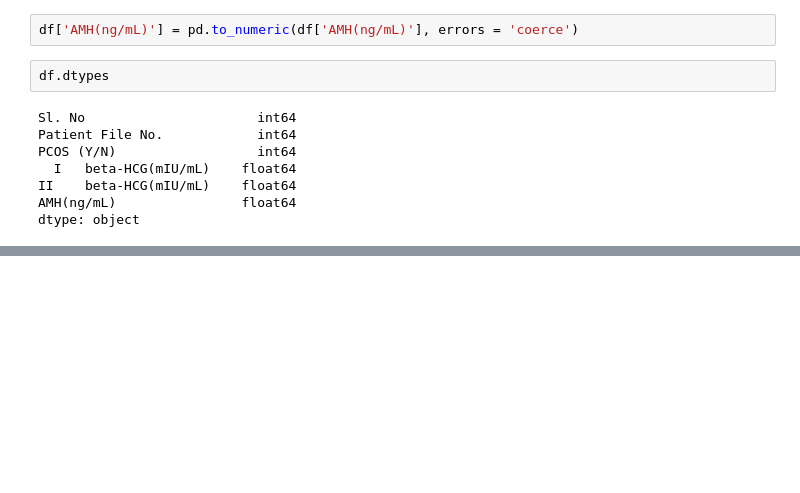
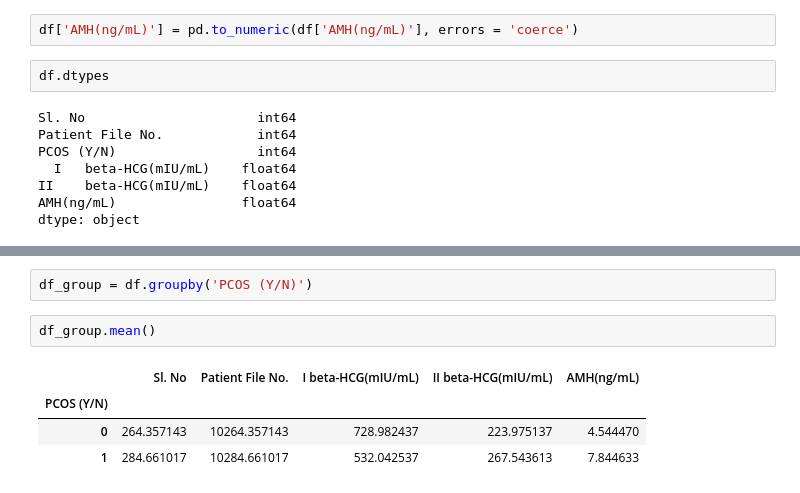
Before and after one commit to Pujakadayat/pcos-detection-ml, a Jupyter notebook: pcos_detection.ipynb, the cells around one changed output, grey strips where cells are left out. Drawn from its saved outputs; the diff is of its cells as text; blank space fills up the shorter version.

```diff
--- a/pcos_detection.ipynb
+++ b/pcos_detection.ipynb
@@ -92,0 +100,9 @@ dtype: object
+# %%
+df_group = df.groupby('PCOS (Y/N)')
+# %%
+df_group.mean()
+# %% [output]
+|  | Sl. No | Patient File No. | I beta-HCG(mIU/mL) | II beta-HCG(mIU/mL) | AMH(ng/mL) |
+| PCOS (Y/N) |  |  |  |  |  |
+| 0 | 264.357143 | 10264.357143 | 728.982437 | 223.975137 | 4.544470 |
+| 1 | 284.661017 | 10284.661017 | 532.042537 | 267.543613 | 7.844633 |
```
Also changed, not shown: parts of 12 cells of this notebook.
